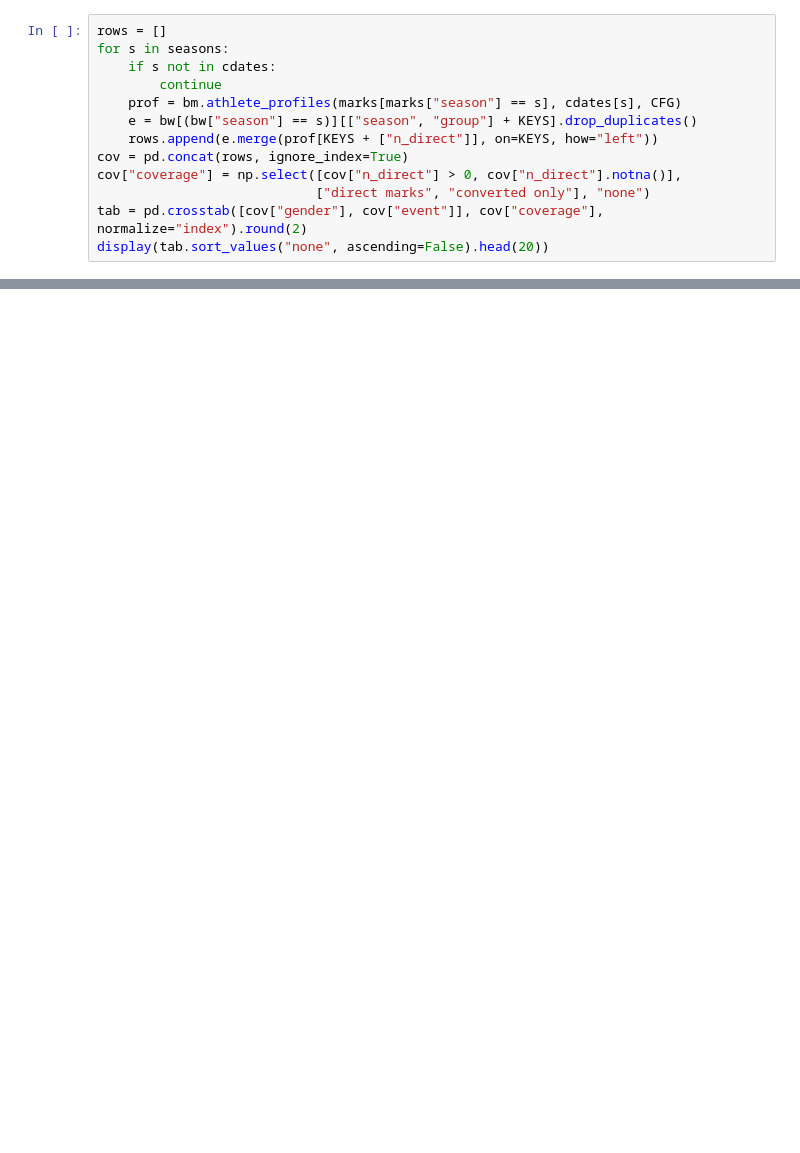
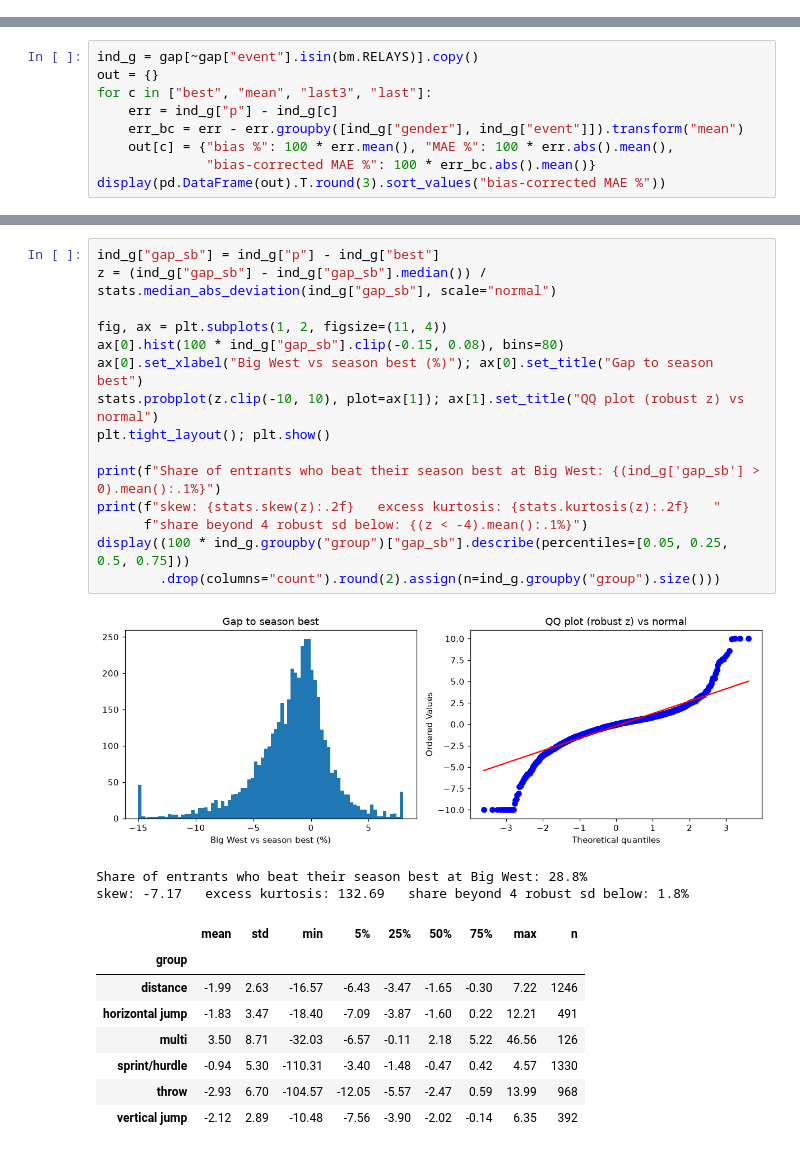
Before and after one commit to ChidiebereAgunanne/DSC180, a Jupyter notebook: big-west-predictor/notebooks/eda.ipynb, the cells around one changed output, grey strips where cells are left out. Drawn from its saved outputs; the diff is of its cells as text; blank space fills up the shorter version.

```diff
--- a/big-west-predictor/notebooks/eda.ipynb
+++ b/big-west-predictor/notebooks/eda.ipynb
@@ -105,13 +0,0 @@ display(entr.groupby("group")["n_marks"].describe()[["count", "25%", "50%", "75%
-# %%
-rows = []
-for s in seasons:
-    if s not in cdates:
-        continue
-    prof = bm.athlete_profiles(marks[marks["season"] == s], cdates[s], CFG)
-    e = bw[(bw["season"] == s)][["season", "group"] + KEYS].drop_duplicates()
-    rows.append(e.merge(prof[KEYS + ["n_direct"]], on=KEYS, how="left"))
-cov = pd.concat(rows, ignore_index=True)
-cov["coverage"] = np.select([cov["n_direct"] > 0, cov["n_direct"].notna()],
-                            ["direct marks", "converted only"], "none")
-tab = pd.crosstab([cov["gender"], cov["event"]], cov["coverage"], normalize="index").round(2)
-display(tab.sort_values("none", ascending=False).head(20))
@@ -358,0 +329,9 @@ display(pd.DataFrame({"season": season_rate, "Big West": ff.groupby("group")["ch
+# %%
+ind_g = gap[~gap["event"].isin(bm.RELAYS)].copy()
+out = {}
+for c in ["best", "mean", "last3", "last"]:
+    err = ind_g["p"] - ind_g[c]
+    err_bc = err - err.groupby([ind_g["gender"], ind_g["event"]]).transform("mean")
+    out[c] = {"bias %": 100 * err.mean(), "MAE %": 100 * err.abs().mean(),
+              "bias-corrected MAE %": 100 * err_bc.abs().mean()}
+display(pd.DataFrame(out).T.round(3).sort_values("bias-corrected MAE %"))
@@ -358,0 +344,27 @@ display(pd.DataFrame({"season": season_rate, "Big West": ff.groupby("group")["ch
+# %%
+ind_g["gap_sb"] = ind_g["p"] - ind_g["best"]
+z = (ind_g["gap_sb"] - ind_g["gap_sb"].median()) / stats.median_abs_deviation(ind_g["gap_sb"], scale="normal")
+
+fig, ax = plt.subplots(1, 2, figsize=(11, 4))
+ax[0].hist(100 * ind_g["gap_sb"].clip(-0.15, 0.08), bins=80)
+ax[0].set_xlabel("Big West vs season best (%)"); ax[0].set_title("Gap to season best")
+stats.probplot(z.clip(-10, 10), plot=ax[1]); ax[1].set_title("QQ plot (robust z) vs normal")
+plt.tight_layout(); plt.show()
+
+print(f"Share of entrants who beat their season best at Big West: {(ind_g['gap_sb'] > 0).mean():.1%}")
+print(f"skew: {stats.skew(z):.2f}   excess kurtosis: {stats.kurtosis(z):.2f}   "
+      f"share beyond 4 robust sd below: {(z < -4).mean():.1%}")
+display((100 * ind_g.groupby("group")["gap_sb"].describe(percentiles=[0.05, 0.25, 0.5, 0.75]))
+        .drop(columns="count").round(2).assign(n=ind_g.groupby("group").size()))
+# %% [output]
+[figure, added]
+Share of entrants who beat their season best at Big West: 28.8%
+skew: -7.17   excess kurtosis: 132.69   share beyond 4 robust sd below: 1.8%
+|  | mean | std | min | 5% | 25% | 50% | 75% | max | n |
+| group |  |  |  |  |  |  |  |  |  |
+| distance | -1.99 | 2.63 | -16.57 | -6.43 | -3.47 | -1.65 | -0.30 | 7.22 | 1246 |
+| horizontal jump | -1.83 | 3.47 | -18.40 | -7.09 | -3.87 | -1.60 | 0.22 | 12.21 | 491 |
+| multi | 3.50 | 8.71 | -32.03 | -6.57 | -0.11 | 2.18 | 5.22 | 46.56 | 126 |
+| sprint/hurdle | -0.94 | 5.30 | -110.31 | -3.40 | -1.48 | -0.47 | 0.42 | 4.57 | 1330 |
+| throw | -2.93 | 6.70 | -104.57 | -12.05 | -5.57 | -2.47 | 0.59 | 13.99 | 968 |
+| vertical jump | -2.12 | 2.89 | -10.48 | -7.56 | -3.90 | -2.02 | -0.14 | 6.35 | 392 |
```
Also changed, not shown: parts of 133 cells of this notebook, 1 other file.
